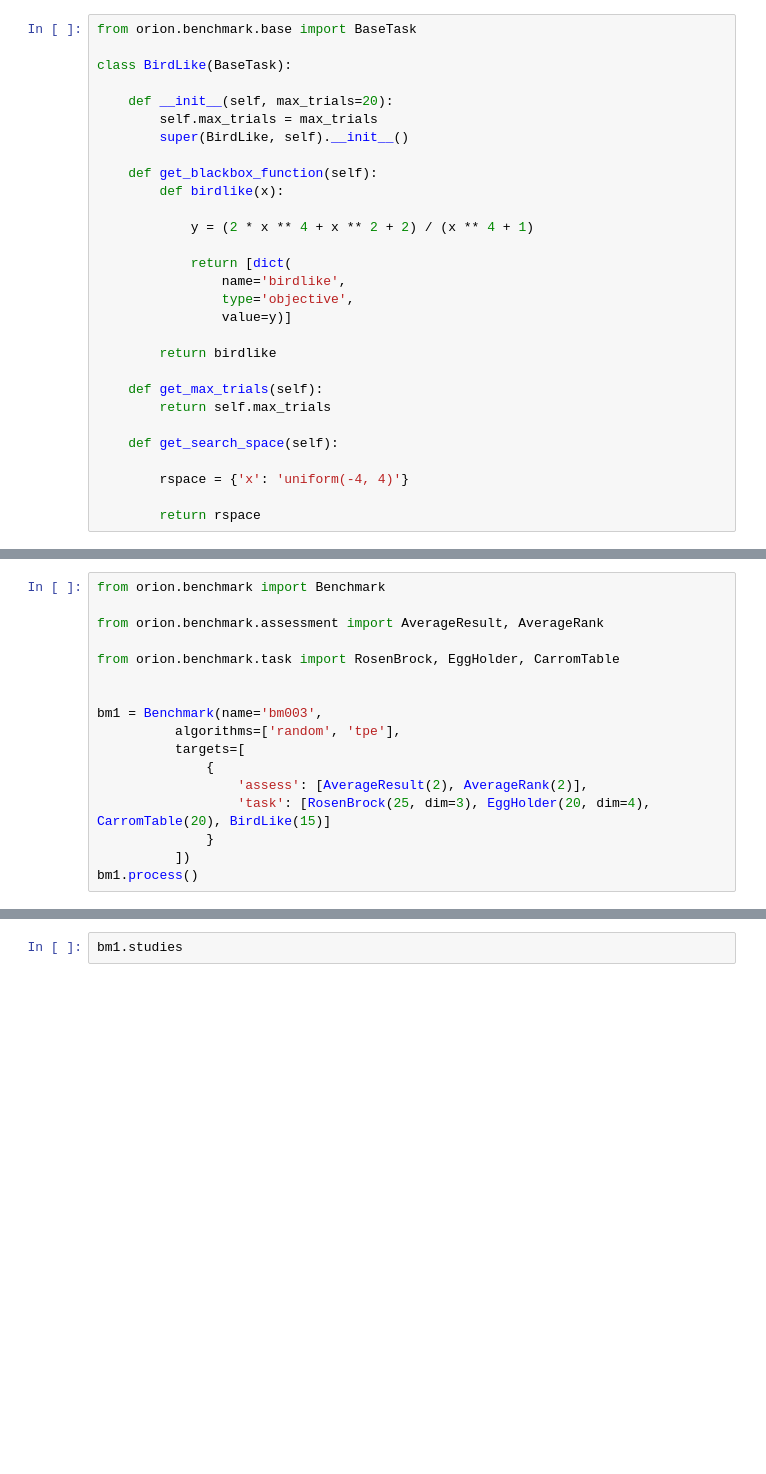
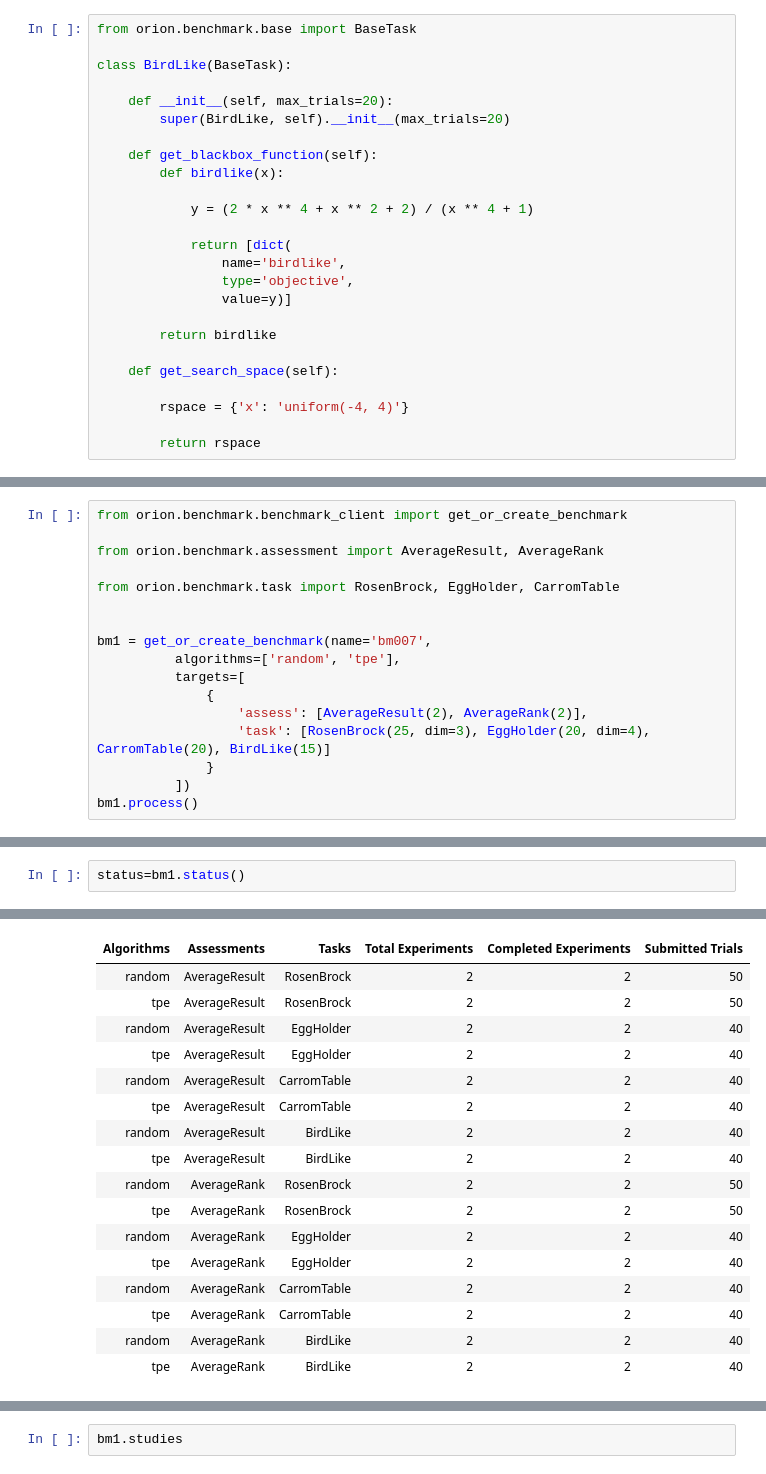
Before and after one commit to Epistimio/orion, a Jupyter notebook: examples/benchmark/benchmark_get_start.ipynb, the cells around one changed output, grey strips where cells are left out. Drawn from its saved outputs; the diff is of its cells as text; blank space fills up the shorter version.

```diff
--- a/examples/benchmark/benchmark_get_start.ipynb
+++ b/examples/benchmark/benchmark_get_start.ipynb
@@ -4,8 +4,7 @@ from orion.benchmark.base import BaseTask
 class BirdLike(BaseTask):
 
     def __init__(self, max_trials=20):
-        self.max_trials = max_trials
-        super(BirdLike, self).__init__()
+        super(BirdLike, self).__init__(max_trials=20)
 
     def get_blackbox_function(self):
         def birdlike(x):
@@ -19,9 +18,6 @@ class BirdLike(BaseTask):
 
         return birdlike
 
-    def get_max_trials(self):
-        return self.max_trials
-
     def get_search_space(self):
 
         rspace = {'x': 'uniform(-4, 4)'}
@@ -32,12 +28,12 @@ class BirdLike(BaseTask):
 # %%
-from orion.benchmark import Benchmark
+from orion.benchmark.benchmark_client import get_or_create_benchmark
 
 from orion.benchmark.assessment import AverageResult, AverageRank
 
 from orion.benchmark.task import RosenBrock, EggHolder, CarromTable
 
 
-bm1 = Benchmark(name='bm003',
+bm1 = get_or_create_benchmark(name='bm007',
           algorithms=['random', 'tpe'],
           targets=[
               {
@@ -68,0 +45,3 @@ bm1.status()
+# %%
+status=bm1.status()
+# %% [output]
@@ -69,3 +49,20 @@ bm1.status()
+| Algorithms | Assessments | Tasks | Total Experiments | Completed Experiments | Submitted Trials |
+| random | AverageResult | RosenBrock | 2 | 2 | 50 |
+| tpe | AverageResult | RosenBrock | 2 | 2 | 50 |
+| random | AverageResult | EggHolder | 2 | 2 | 40 |
+| tpe | AverageResult | EggHolder | 2 | 2 | 40 |
+| random | AverageResult | CarromTable | 2 | 2 | 40 |
+| tpe | AverageResult | CarromTable | 2 | 2 | 40 |
+| random | AverageResult | BirdLike | 2 | 2 | 40 |
+| tpe | AverageResult | BirdLike | 2 | 2 | 40 |
+| random | AverageRank | RosenBrock | 2 | 2 | 50 |
+| tpe | AverageRank | RosenBrock | 2 | 2 | 50 |
+| random | AverageRank | EggHolder | 2 | 2 | 40 |
+| tpe | AverageRank | EggHolder | 2 | 2 | 40 |
+| random | AverageRank | CarromTable | 2 | 2 | 40 |
+| tpe | AverageRank | CarromTable | 2 | 2 | 40 |
+| random | AverageRank | BirdLike | 2 | 2 | 40 |
+| tpe | AverageRank | BirdLike | 2 | 2 | 40 |
 # %%
 bm1.analysis()
 # %% [output]
```
Also changed, not shown: parts of 9 cells of this notebook, 28 other files.
